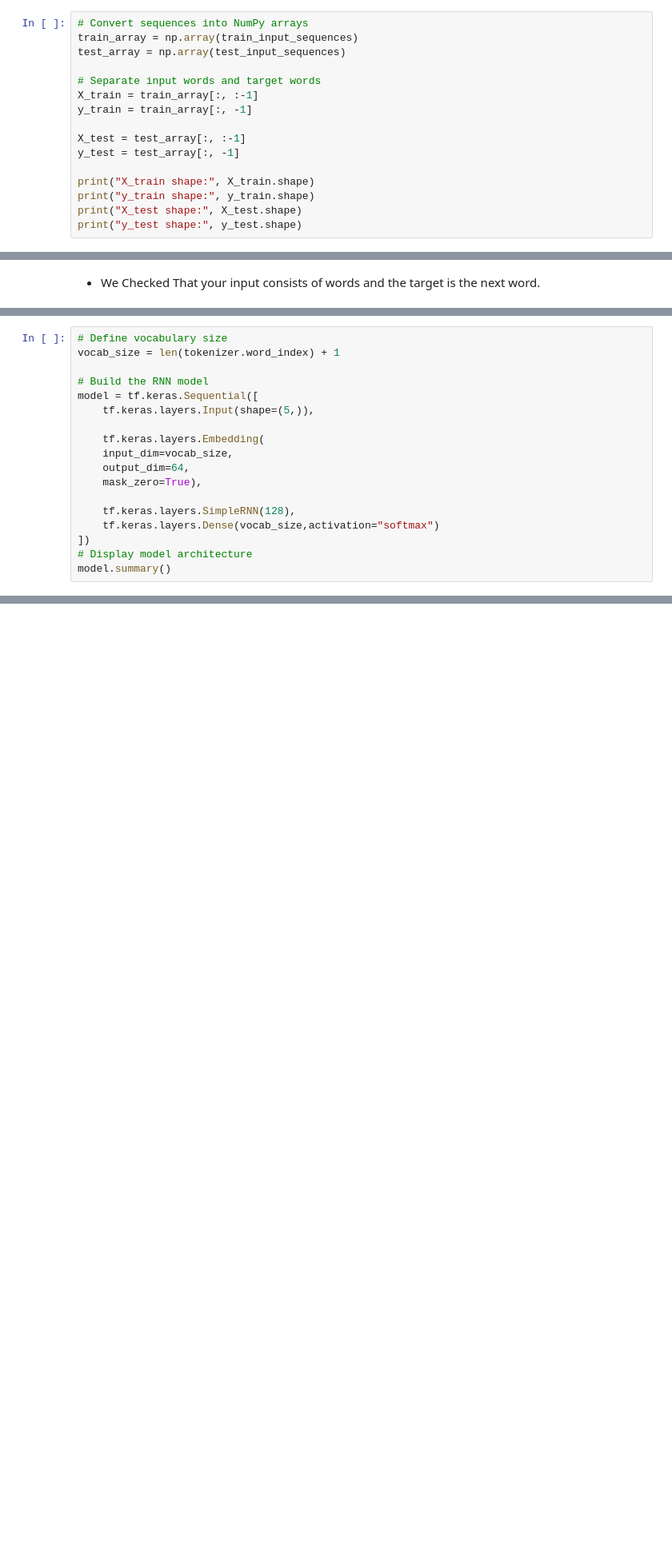
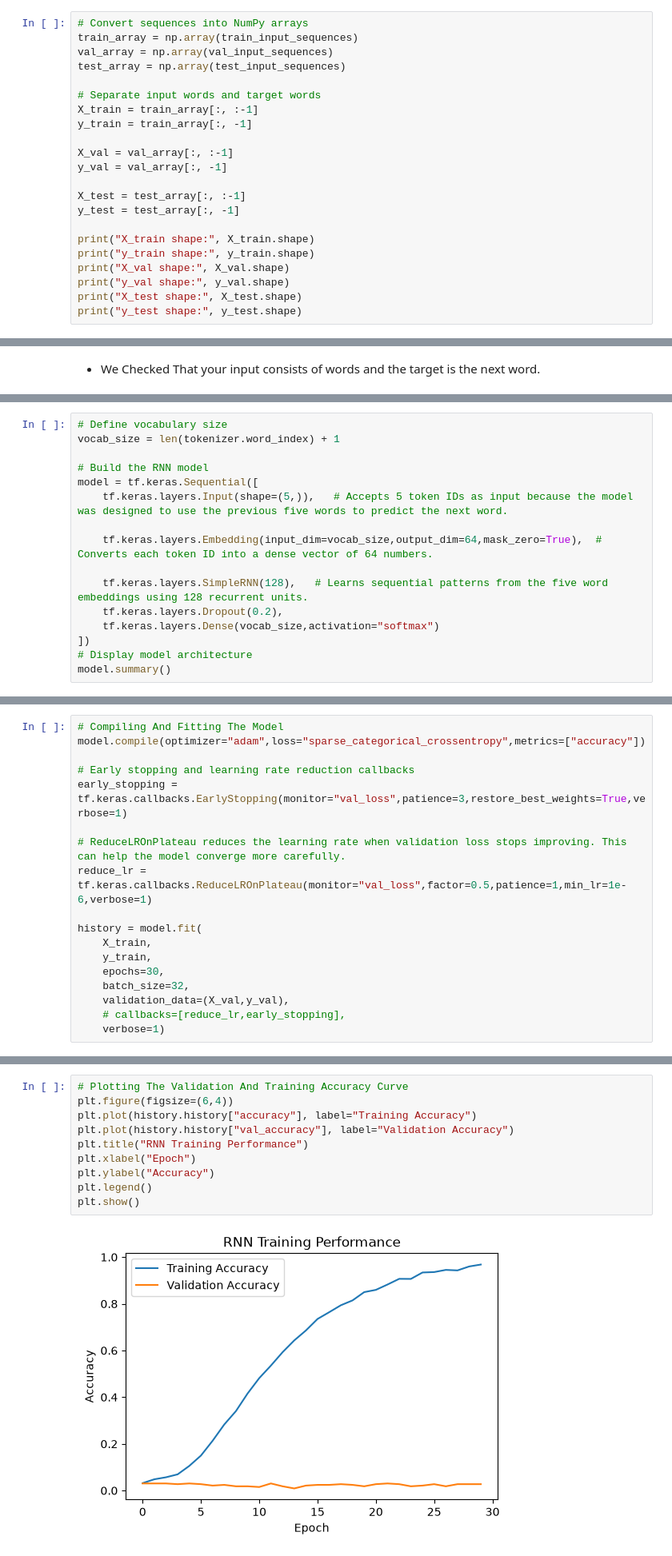
Before and after one commit to Namyashah/Future_Words_Prediction_RNN_DeepLearning, a Jupyter notebook: rnn_model.ipynb, the cells around one changed output, grey strips where cells are left out. Shown at 80% size. Saved outputs shown, nothing was run; the diff lists cells and outputs as text; blank space fills up the shorter version.

```diff
--- a/rnn_model.ipynb
+++ b/rnn_model.ipynb
@@ -157,17 +195,23 @@ Sample training sequences: [[11, 7, 225, 4, 50, 16], [7, 225, 4, 50, 16, 226], [
 # %%
 # Convert sequences into NumPy arrays
 train_array = np.array(train_input_sequences)
+val_array = np.array(val_input_sequences)
 test_array = np.array(test_input_sequences)
 
 # Separate input words and target words
 X_train = train_array[:, :-1]
 y_train = train_array[:, -1]
 
+X_val = val_array[:, :-1]
+y_val = val_array[:, -1]
+
 X_test = test_array[:, :-1]
 y_test = test_array[:, -1]
 
 print("X_train shape:", X_train.shape)
 print("y_train shape:", y_train.shape)
+print("X_val shape:", X_val.shape)
+print("y_val shape:", y_val.shape)
 print("X_test shape:", X_test.shape)
 print("y_test shape:", y_test.shape)
 # %% [output]
@@ -201,14 +249,12 @@ vocab_size = len(tokenizer.word_index) + 1
 
 # Build the RNN model
 model = tf.keras.Sequential([
-    tf.keras.layers.Input(shape=(5,)),
+    tf.keras.layers.Input(shape=(5,)),   # Accepts 5 token IDs as input because the model was designed to use the previous five words to predict the next word.
 
-    tf.keras.layers.Embedding(
-    input_dim=vocab_size,
-    output_dim=64,
-    mask_zero=True),
+    tf.keras.layers.Embedding(input_dim=vocab_size,output_dim=64,mask_zero=True),  # Converts each token ID into a dense vector of 64 numbers.
 
-    tf.keras.layers.SimpleRNN(128),
+    tf.keras.layers.SimpleRNN(128),   # Learns sequential patterns from the five word embeddings using 128 recurrent units.
+    tf.keras.layers.Dropout(0.2),
     tf.keras.layers.Dense(vocab_size,activation="softmax")
 ])
 # Display model architecture
@@ -229,0 +280,18 @@ Model: "sequential_2"
+# %%
+# Compiling And Fitting The Model
+model.compile(optimizer="adam",loss="sparse_categorical_crossentropy",metrics=["accuracy"])
+
+# Early stopping and learning rate reduction callbacks
+early_stopping = tf.keras.callbacks.EarlyStopping(monitor="val_loss",patience=3,restore_best_weights=True,verbose=1)
+
+# ReduceLROnPlateau reduces the learning rate when validation loss stops improving. This can help the model converge more carefully.
+reduce_lr = tf.keras.callbacks.ReduceLROnPlateau(monitor="val_loss",factor=0.5,patience=1,min_lr=1e-6,verbose=1)
+
+history = model.fit(
+    X_train,
+    y_train,
+    epochs=30,
+    batch_size=32,
+    validation_data=(X_val,y_val),
+    # callbacks=[reduce_lr,early_stopping],
+    verbose=1)
@@ -229,0 +335,12 @@ Model: "sequential_2"
+# %%
+# Plotting The Validation And Training Accuracy Curve
+plt.figure(figsize=(6,4))
+plt.plot(history.history["accuracy"], label="Training Accuracy")
+plt.plot(history.history["val_accuracy"], label="Validation Accuracy")
+plt.title("RNN Training Performance")
+plt.xlabel("Epoch")
+plt.ylabel("Accuracy")
+plt.legend()
+plt.show()
+# %% [output]
+[figure, added]
```
Also changed, not shown: parts of 27 cells of this notebook, 6 other files.
